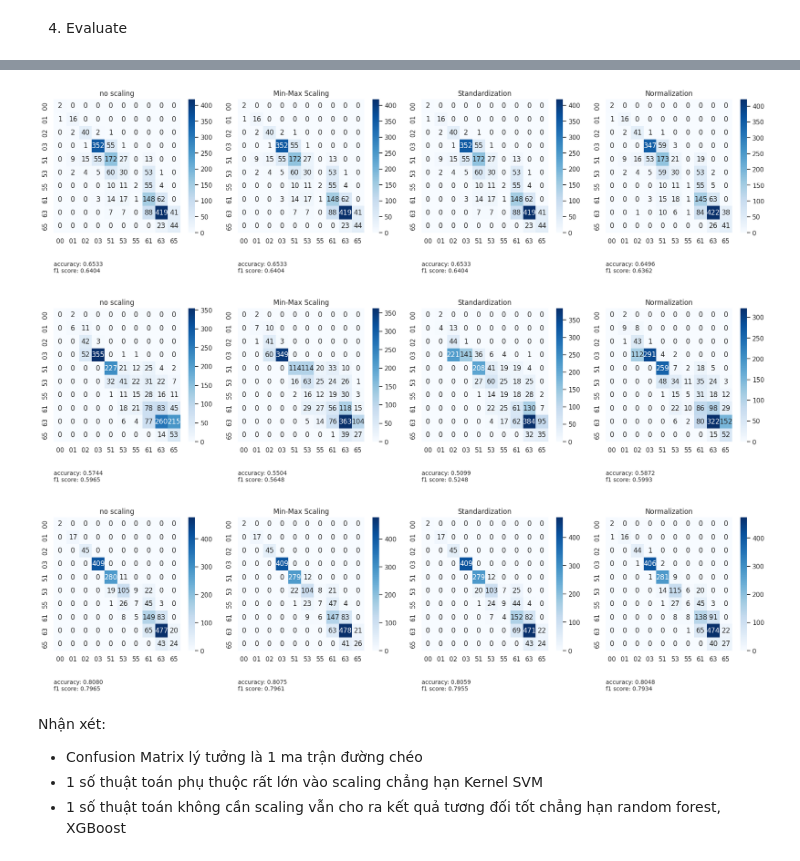
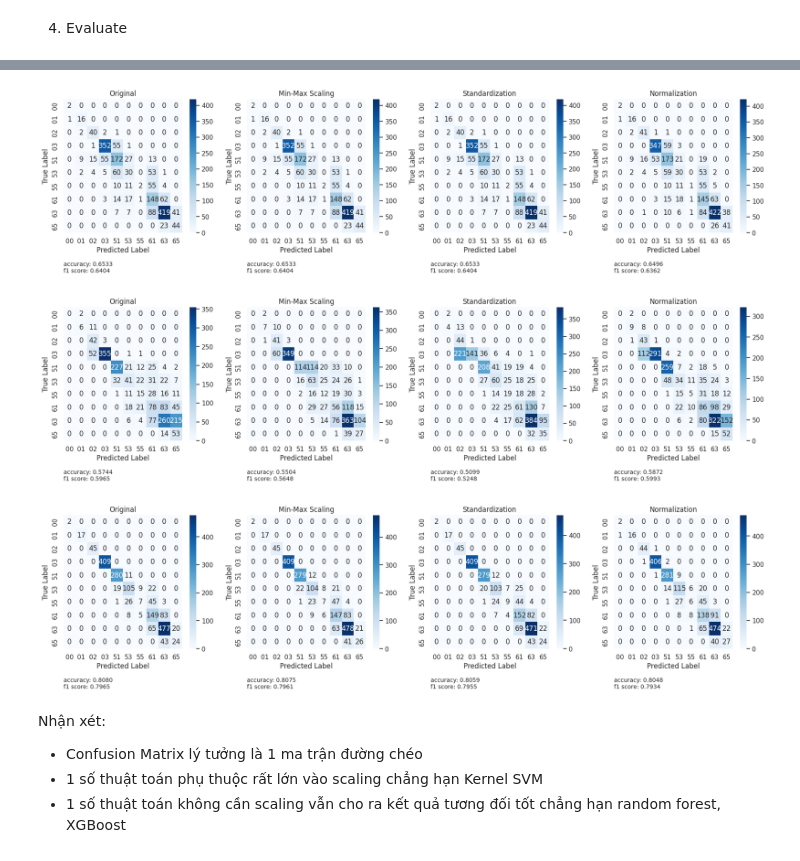
Before and after one commit to icarus7185/weather_analysis, a Jupyter notebook: main_analysis.ipynb, the cells around one changed output, grey strips where cells are left out. Cells and saved outputs as stored; diff of their text form; code cells hidden in the pictures.

```diff
--- a/main_analysis.ipynb
+++ b/main_analysis.ipynb
@@ -128,5 +123,10 @@ def display_confusion_matrix(Clf, y_label, save_name=None):
     plt.show()
 # %%
 final_score = []
+data_varian_size = 4
+
+X_train_varian_group = [X_train, X_train_mm, X_train_st, X_train_nm]
+X_test_varian_group = [X_test, X_test_mm, X_test_st, X_test_nm]
+varian_group_name = ["Original", "Min-Max Scaling", "Standardization", "Normalization"]
 # %%
 nb_score = []
@@ -207,60 +179,39 @@ display_confusion_matrix([svm1, svm2, svm3, svm4], y_label)
 # %%
 lda_score = []
+lda = []
 
-lda1 = My_LDA(X_train, X_test, y_train, y_test)
-lda_score.append(lda1.forward())
-
-lda2 = My_LDA(X_train_mm, X_test_mm, y_train, y_test)
-lda_score.append(lda2.forward())
-
-lda3 = My_LDA(X_train_st, X_test_st, y_train, y_test)
-lda_score.append(lda3.forward())
-
-lda4 = My_LDA(X_train_nm, X_test_nm, y_train, y_test)
-lda_score.append(lda4.forward())
+for i in range(data_varian_size):
+    lda.append(My_LDA(X_train_varian_group[i], X_test_varian_group[i], y_train, y_test))
+    lda_score.append(lda[i].forward())
 
 final_score.append(lda_score)
-display_confusion_matrix([lda1, lda2, lda3, lda4], y_label)
+display_confusion_matrix(lda, varian_group_name, y_label)
 # %% [output]
-[figure, old version]
+[figure, new version]
 # %%
 qda_score = []
+qda = []
 
-qda1 = My_QDA(X_train, X_test, y_train, y_test)
-qda_score.append(qda1.forward())
-
-qda2 = My_QDA(X_train_mm, X_test_mm, y_train, y_test)
-qda_score.append(qda2.forward())
-
-qda3 = My_QDA(X_train_st, X_test_st, y_train, y_test)
-qda_score.append(qda3.forward())
-
-qda4 = My_QDA(X_train_nm, X_test_nm, y_train, y_test)
-qda_score.append(qda4.forward())
+for i in range(data_varian_size):
+    qda.append(My_QDA(X_train_varian_group[i], X_test_varian_group[i], y_train, y_test))
+    qda_score.append(qda[i].forward())
 
 final_score.append(qda_score)
-display_confusion_matrix([qda1, qda2, qda3, qda4], y_label)
+display_confusion_matrix(qda, varian_group_name, y_label)
 # %% [output]
-[figure, old version]
+[figure, new version]
 # %%
 xgb_score = []
+xgb = []
 
-xgb1 = My_XGB(X_train, X_test, y_train, y_test)
-xgb_score.append(xgb1.forward())
-
-xgb2 = My_XGB(X_train_mm, X_test_mm, y_train, y_test)
-xgb_score.append(xgb2.forward())
-
-xgb3 = My_XGB(X_train_st, X_test_st, y_train, y_test)
-xgb_score.append(xgb3.forward())
-
-xgb4 = My_XGB(X_train_nm, X_test_nm, y_train, y_test)
-xgb_score.append(xgb4.forward())
+for i in range(data_varian_size):
+    xgb.append(My_XGB(X_train_varian_group[i], X_test_varian_group[i], y_train, y_test))
+    xgb_score.append(xgb[i].forward())
 
 final_score.append(xgb_score)
-display_confusion_matrix([xgb1, xgb2, xgb3, xgb4], y_label, "XGBoost")
+display_confusion_matrix(xgb, varian_group_name, y_label, "XGBoost")
 # %% [output]
-[figure, old version]
+[figure, new version]
 # %% [markdown]
 Nhận xét:
 - Confusion Matrix lý tưởng là 1 ma trận đường chéo
```
Also changed, not shown: parts of 8 cells of this notebook, 3 other files.
